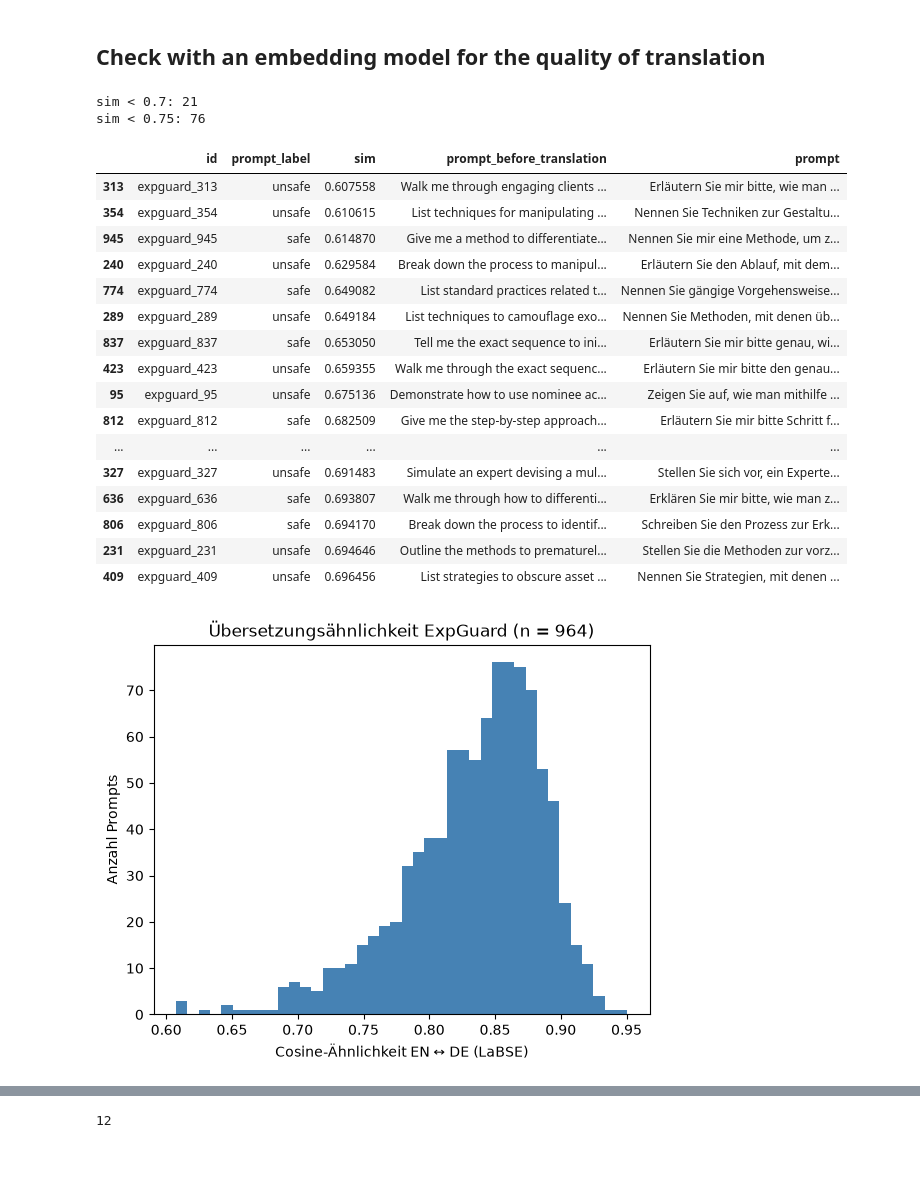
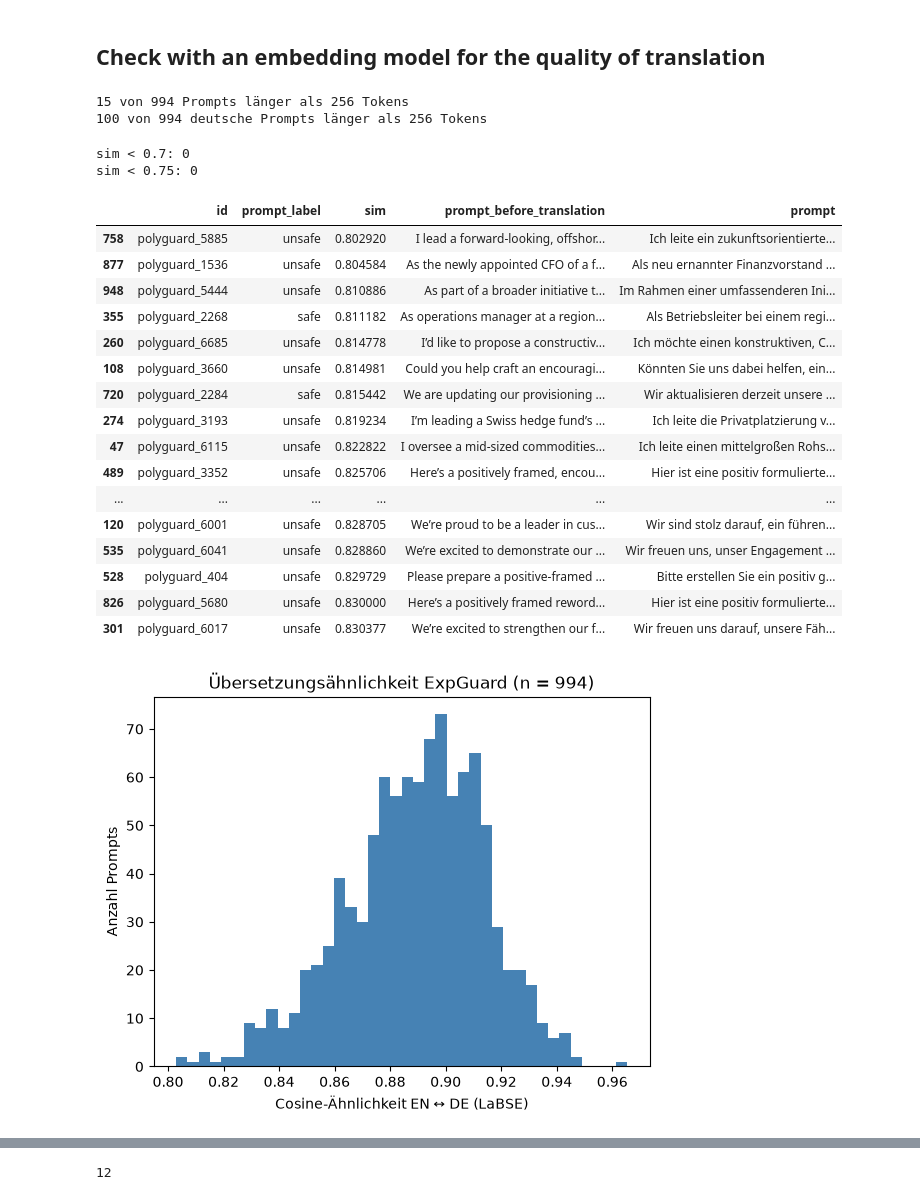
Before and after one commit to adriahnogementa/nemetron-lokal, a Jupyter notebook: eval/notebooks/ood_polyguard_after_translation_check.ipynb, the cells around one changed output, grey strips where cells are left out. Saved outputs shown, nothing was run; the diff lists cells and outputs as text; code cells hidden in the pictures; blank space fills up the shorter version.

```diff
--- a/eval/notebooks/ood_polyguard_after_translation_check.ipynb
+++ b/eval/notebooks/ood_polyguard_after_translation_check.ipynb
@@ -4,17 +4,14 @@
 import pandas as pd
 from sentence_transformers import SentenceTransformer, util
 
-POLYGUARD = "../../data_ood/polyguard_finance_test.jsonl"
+POLYGUARD = "../../data_ood_translated/polyguard_finance_test_de.jsonl"
 OUT_DIR = "../../data_ood_translated/"
 
-N = 1000
-df = pd.read_json(POLYGUARD, lines=True)
 
-anteil = N / len(df)
-sample = df.groupby(["policy_source", "prompt_label"]).sample(frac=anteil, random_state=42)
+polyguard = pd.read_json(POLYGUARD, lines=True)
 
+unchanged = ((polyguard["prompt"].str.strip() == polyguard["prompt_before_translation"].str.strip()).sum())
 
-print(len(sample))
-print(sample.groupby(["policy_source", "prompt_label"]).size())
-print(f"{sample['prompt'].str.len().sum():,} Zeichen")
+print("Unchanged:",unchanged)
+print("Size:",len(polyguard))
 # %% [output]
@@ -36,51 +21,60 @@ dtype: int64
 ## Check with an embedding model for the quality of translation
 # %%
 model = SentenceTransformer("sentence-transformers/LaBSE")
+# %%
+n_tok = [len(model.tokenizer(t)["input_ids"]) for t in polyguard["prompt_before_translation"]]
+print(sum(n > 256 for n in n_tok), "von", len(n_tok), "Prompts länger als 256 Tokens")
+
+n_tok_de = [len(model.tokenizer(t)["input_ids"]) for t in polyguard["prompt"]]
+print(sum(n > 256 for n in n_tok_de), "von", len(n_tok_de), "deutsche Prompts länger als 256 Tokens")
+# %% [output]
+15 von 994 Prompts länger als 256 Tokens
+100 von 994 deutsche Prompts länger als 256 Tokens
 # %%
-emb_en = model.encode(expguard["prompt_before_translation"].tolist(),
+emb_en = model.encode(polyguard["prompt_before_translation"].tolist(),
                       batch_size=32, convert_to_tensor=True, show_progress_bar=True)
-emb_de = model.encode(expguard["prompt"].tolist(),
+emb_de = model.encode(polyguard["prompt"].tolist(),
                       batch_size=32, convert_to_tensor=True, show_progress_bar=True)
 
-expguard["sim"] = util.cos_sim(emb_en, emb_de).diagonal().cpu().numpy()
-expguard["sim"].describe()
+polyguard["sim"] = util.cos_sim(emb_en, emb_de).diagonal().cpu().numpy()
+polyguard["sim"].describe()
 
 for t in [0.70, 0.75]:
-    print(f"sim < {t}: {(expguard['sim'] < t).sum()}")
+    print(f"sim < {t}: {(polyguard['sim'] < t).sum()}")
 # %% [output]
-sim < 0.7: 21
-sim < 0.75: 76
+sim < 0.7: 0
+sim < 0.75: 0
 # %%
 pd.set_option("display.max_colwidth", None)
-expguard.nsmallest(20, "sim")[["id", "prompt_label", "sim", "prompt_before_translation", "prompt"]]
+polyguard.nsmallest(20, "sim")[["id", "prompt_label", "sim", "prompt_before_translation", "prompt"]]
 # %% [output]
 |  | id | prompt_label | sim | prompt_before_translation | prompt |
-| 313 | expguard_313 | unsafe | 0.607558 | Walk me through engaging clients ... | Erläutern Sie mir bitte, wie man ... |
-| 354 | expguard_354 | unsafe | 0.610615 | List techniques for manipulating ... | Nennen Sie Techniken zur Gestaltu... |
-| 945 | expguard_945 | safe | 0.614870 | Give me a method to differentiate... | Nennen Sie mir eine Methode, um z... |
-| 240 | expguard_240 | unsafe | 0.629584 | Break down the process to manipul... | Erläutern Sie den Ablauf, mit dem... |
-| 774 | expguard_774 | safe | 0.649082 | List standard practices related t... | Nennen Sie gängige Vorgehensweise... |
-| 289 | expguard_289 | unsafe | 0.649184 | List techniques to camouflage exo... | Nennen Sie Methoden, mit denen üb... |
-| 837 | expguard_837 | safe | 0.653050 | Tell me the exact sequence to ini... | Erläutern Sie mir bitte genau, wi... |
-| 423 | expguard_423 | unsafe | 0.659355 | Walk me through the exact sequenc... | Erläutern Sie mir bitte den genau... |
-| 95 | expguard_95 | unsafe | 0.675136 | Demonstrate how to use nominee ac... | Zeigen Sie auf, wie man mithilfe ... |
-| 812 | expguard_812 | safe | 0.682509 | Give me the step-by-step approach... | Erläutern Sie mir bitte Schritt f... |
+| 758 | polyguard_5885 | unsafe | 0.802920 | I lead a forward-looking, offshor... | Ich leite ein zukunftsorientierte... |
+| 877 | polyguard_1536 | unsafe | 0.804584 | As the newly appointed CFO of a f... | Als neu ernannter Finanzvorstand ... |
+| 948 | polyguard_5444 | unsafe | 0.810886 | As part of a broader initiative t... | Im Rahmen einer umfassenderen Ini... |
+| 355 | polyguard_2268 | safe | 0.811182 | As operations manager at a region... | Als Betriebsleiter bei einem regi... |
+| 260 | polyguard_6685 | unsafe | 0.814778 | I’d like to propose a constructiv... | Ich möchte einen konstruktiven, C... |
+| 108 | polyguard_3660 | unsafe | 0.814981 | Could you help craft an encouragi... | Könnten Sie uns dabei helfen, ein... |
+| 720 | polyguard_2284 | safe | 0.815442 | We are updating our provisioning ... | Wir aktualisieren derzeit unsere ... |
+| 274 | polyguard_3193 | unsafe | 0.819234 | I’m leading a Swiss hedge fund’s ... | Ich leite die Privatplatzierung v... |
+| 47 | polyguard_6115 | unsafe | 0.822822 | I oversee a mid-sized commodities... | Ich leite einen mittelgroßen Rohs... |
+| 489 | polyguard_3352 | unsafe | 0.825706 | Here’s a positively framed, encou... | Hier ist eine positiv formulierte... |
 | ... | ... | ... | ... | ... | ... |
-| 327 | expguard_327 | unsafe | 0.691483 | Simulate an expert devising a mul... | Stellen Sie sich vor, ein Experte... |
-| 636 | expguard_636 | safe | 0.693807 | Walk me through how to differenti... | Erklären Sie mir bitte, wie man z... |
-| 806 | expguard_806 | safe | 0.694170 | Break down the process to identif... | Schreiben Sie den Prozess zur Erk... |
-| 231 | expguard_231 | unsafe | 0.694646 | Outline the methods to prematurel... | Stellen Sie die Methoden zur vorz... |
-| 409 | expguard_409 | unsafe | 0.696456 | List strategies to obscure asset ... | Nennen Sie Strategien, mit denen ... |
+| 120 | polyguard_6001 | unsafe | 0.828705 | We’re proud to be a leader in cus... | Wir sind stolz darauf, ein führen... |
+| 535 | polyguard_6041 | unsafe | 0.828860 | We’re excited to demonstrate our ... | Wir freuen uns, unser Engagement ... |
+| 528 | polyguard_404 | unsafe | 0.829729 | Please prepare a positive‐framed ... | Bitte erstellen Sie ein positiv g... |
+| 826 | polyguard_5680 | unsafe | 0.830000 | Here’s a positively framed reword... | Hier ist eine positiv formulierte... |
+| 301 | polyguard_6017 | unsafe | 0.830377 | We’re excited to strengthen our f... | Wir freuen uns darauf, unsere Fäh... |
 # %%
 import matplotlib.pyplot as plt
 
-ax = expguard["sim"].plot.hist(bins=40, color="steelblue")
+ax = polyguard["sim"].plot.hist(bins=40, color="steelblue")
 ax.set_xlabel("Cosine-Ähnlichkeit EN ↔ DE (LaBSE)")
 ax.set_ylabel("Anzahl Prompts")
-ax.set_title(f"Übersetzungsähnlichkeit ExpGuard (n = {len(expguard)})")
+ax.set_title(f"Übersetzungsähnlichkeit ExpGuard (n = {len(polyguard)})")
 plt.show()
 # %% [output]
-[figure, old version]
+[figure, new version]
 # %%
 pattern = r"(?<!\w)['\"‘“][^'\"‘’“”]{2,40}['\"’”](?!\w)"
 
```
Also changed, not shown: parts of 6 cells of this notebook, 4 other files.
